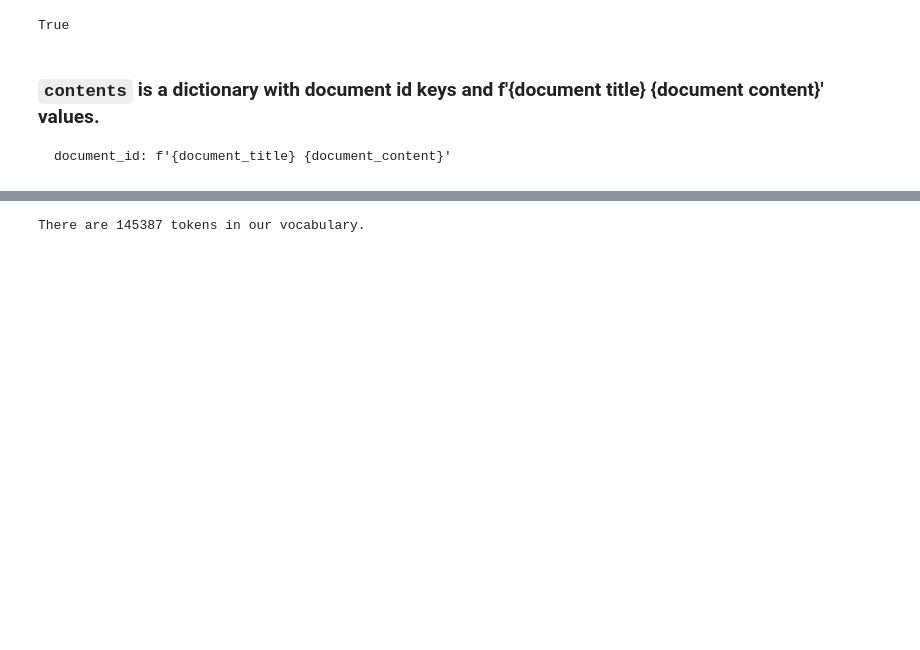
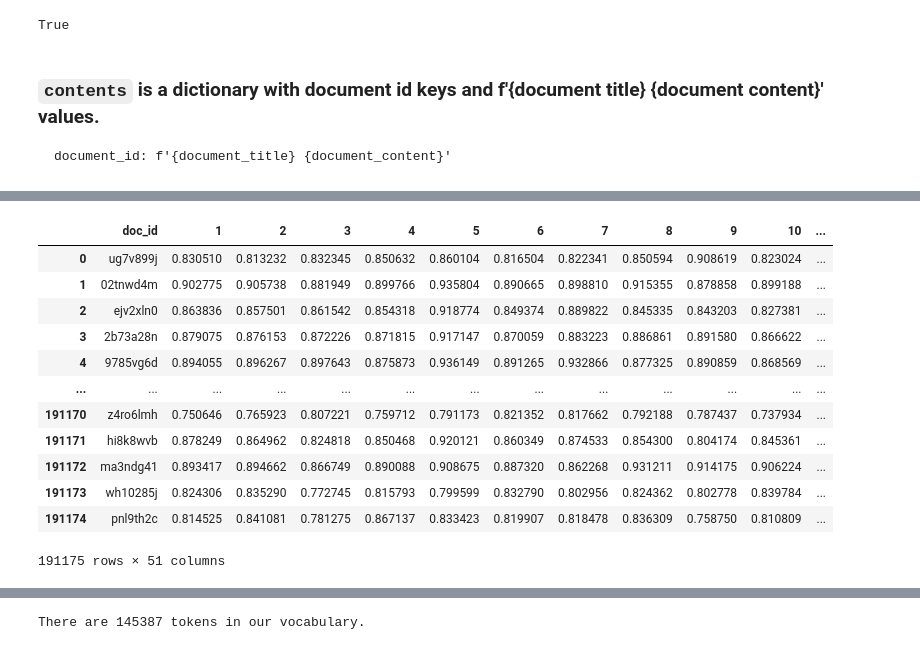
Before and after one commit to cemreefe/cmpe493-project, a Jupyter notebook: word_embeddings.ipynb, the cells around one changed output, grey strips where cells are left out. Drawn from its saved outputs; the diff is of its cells as text; code cells hidden in the pictures; blank space fills up the shorter version.

```diff
--- a/word_embeddings.ipynb
+++ b/word_embeddings.ipynb
@@ -152,0 +248,18 @@ document_id: f'{document_title} {document_content}'
+# %%
+all_sims = pd.DataFrame(sims, columns=list(np.array(range(50))+1))
+all_sims.insert(loc=0, column='doc_id', value=contents.keys())
+all_sims
+# %% [output]
+|  | doc_id | 1 | 2 | 3 | 4 | 5 | 6 | 7 | 8 | 9 | 10 | ... |
+| 0 | ug7v899j | 0.830510 | 0.813232 | 0.832345 | 0.850632 | 0.860104 | 0.816504 | 0.822341 | 0.850594 | 0.908619 | 0.823024 | ... |
+| 1 | 02tnwd4m | 0.902775 | 0.905738 | 0.881949 | 0.899766 | 0.935804 | 0.890665 | 0.898810 | 0.915355 | 0.878858 | 0.899188 | ... |
+| 2 | ejv2xln0 | 0.863836 | 0.857501 | 0.861542 | 0.854318 | 0.918774 | 0.849374 | 0.889822 | 0.845335 | 0.843203 | 0.827381 | ... |
+| 3 | 2b73a28n | 0.879075 | 0.876153 | 0.872226 | 0.871815 | 0.917147 | 0.870059 | 0.883223 | 0.886861 | 0.891580 | 0.866622 | ... |
+| 4 | 9785vg6d | 0.894055 | 0.896267 | 0.897643 | 0.875873 | 0.936149 | 0.891265 | 0.932866 | 0.877325 | 0.890859 | 0.868569 | ... |
+| ... | ... | ... | ... | ... | ... | ... | ... | ... | ... | ... | ... | ... |
+| 191170 | z4ro6lmh | 0.750646 | 0.765923 | 0.807221 | 0.759712 | 0.791173 | 0.821352 | 0.817662 | 0.792188 | 0.787437 | 0.737934 | ... |
+| 191171 | hi8k8wvb | 0.878249 | 0.864962 | 0.824818 | 0.850468 | 0.920121 | 0.860349 | 0.874533 | 0.854300 | 0.804174 | 0.845361 | ... |
+| 191172 | ma3ndg41 | 0.893417 | 0.894662 | 0.866749 | 0.890088 | 0.908675 | 0.887320 | 0.862268 | 0.931211 | 0.914175 | 0.906224 | ... |
+| 191173 | wh10285j | 0.824306 | 0.835290 | 0.772745 | 0.815793 | 0.799599 | 0.832790 | 0.802956 | 0.824362 | 0.802778 | 0.839784 | ... |
+| 191174 | pnl9th2c | 0.814525 | 0.841081 | 0.781275 | 0.867137 | 0.833423 | 0.819907 | 0.818478 | 0.836309 | 0.758750 | 0.810809 | ... |
+191175 rows × 51 columns
```
Also changed, not shown: parts of 29 cells of this notebook.
